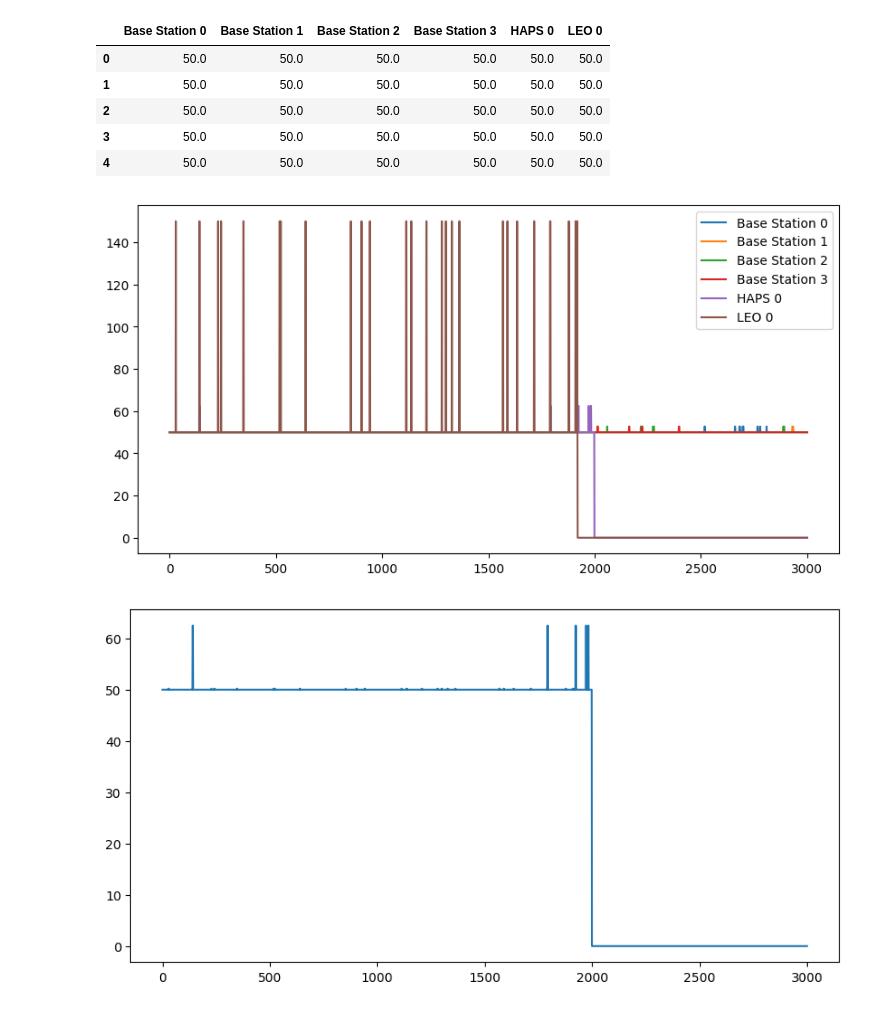
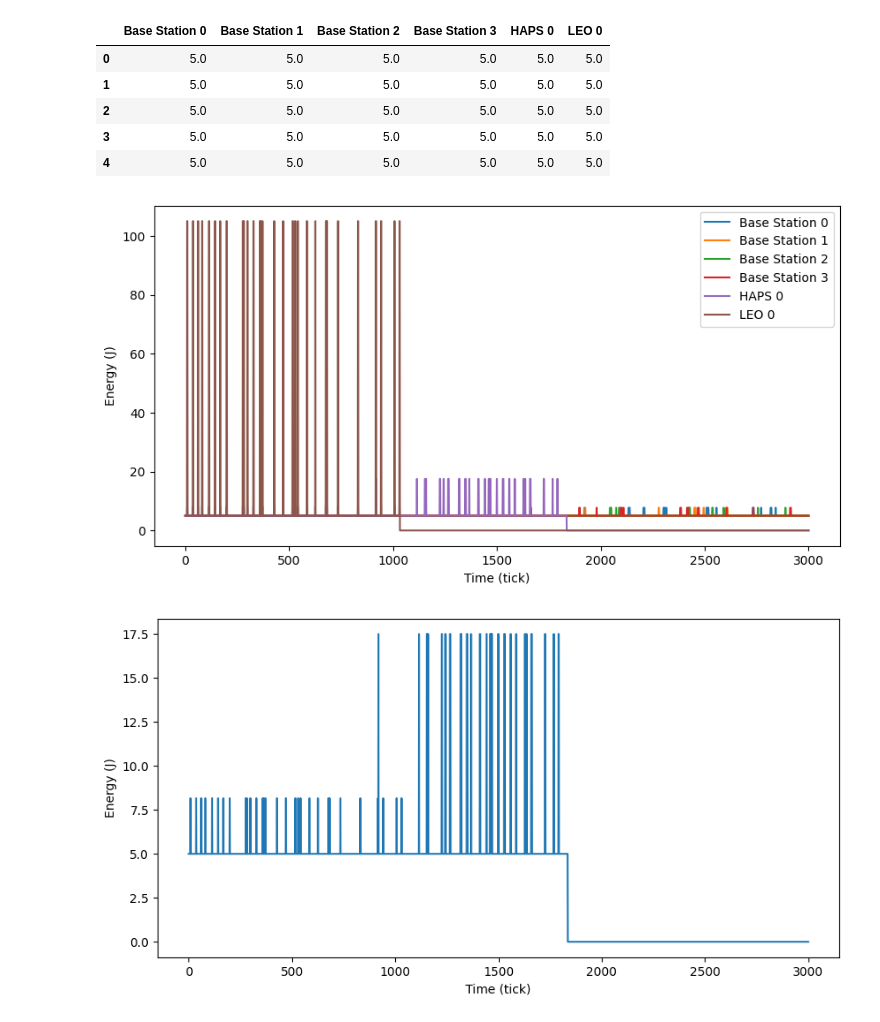
Before and after one commit to SimonR99/OptimisationNTN, a Jupyter notebook: analyse/energy.ipynb, the cells around one changed output. Cells and saved outputs as stored; diff of their text form; code cells hidden in the pictures.

Commit message:
add more graphs

```diff
--- a/analyse/energy.ipynb
+++ b/analyse/energy.ipynb
@@ -4,29 +5,36 @@ import matplotlib.pyplot as plt
+# %%
+dict_df = {}
+
+# read all energy history files (regex to get all files)
+for file in glob.glob("../output/energy_history_*.csv"):
+    df = pd.read_csv(file)
+    dict_df[file] = df
 # %%
-df = pd.read_csv("../output/energy_history.csv")
-
-# drop all columns that start with "User"
 df = df.drop(columns=df.filter(regex="^User").columns)
-
 df.head()
 # %% [output]
 |  | Base Station 0 | Base Station 1 | Base Station 2 | Base Station 3 | HAPS 0 | LEO 0 |
-| 0 | 50.0 | 50.0 | 50.0 | 50.0 | 50.0 | 50.0 |
-| 1 | 50.0 | 50.0 | 50.0 | 50.0 | 50.0 | 50.0 |
-| 2 | 50.0 | 50.0 | 50.0 | 50.0 | 50.0 | 50.0 |
-| 3 | 50.0 | 50.0 | 50.0 | 50.0 | 50.0 | 50.0 |
-| 4 | 50.0 | 50.0 | 50.0 | 50.0 | 50.0 | 50.0 |
+| 0 | 5.0 | 5.0 | 5.0 | 5.0 | 5.0 | 5.0 |
+| 1 | 5.0 | 5.0 | 5.0 | 5.0 | 5.0 | 5.0 |
+| 2 | 5.0 | 5.0 | 5.0 | 5.0 | 5.0 | 5.0 |
+| 3 | 5.0 | 5.0 | 5.0 | 5.0 | 5.0 | 5.0 |
+| 4 | 5.0 | 5.0 | 5.0 | 5.0 | 5.0 | 5.0 |
 # %%
 df.plot(kind="line", figsize=(10, 5))
+plt.xlabel("Time (tick)")
+plt.ylabel("Energy (J)")
 plt.show()
 # %% [output]
-[figure, old version]
+[figure, new version]
 # %%
 df = df["HAPS 0"]
 
 df.plot(kind="line", figsize=(10, 5))
+plt.xlabel("Time (tick)")
+plt.ylabel("Energy (J)")
 plt.show()
 # %% [output]
-[figure, old version]
+[figure, new version]
 # %%
 cum_df = df.cumsum()
 
```
Also changed, not shown: parts of 2 cells of this notebook, 3 other files.
